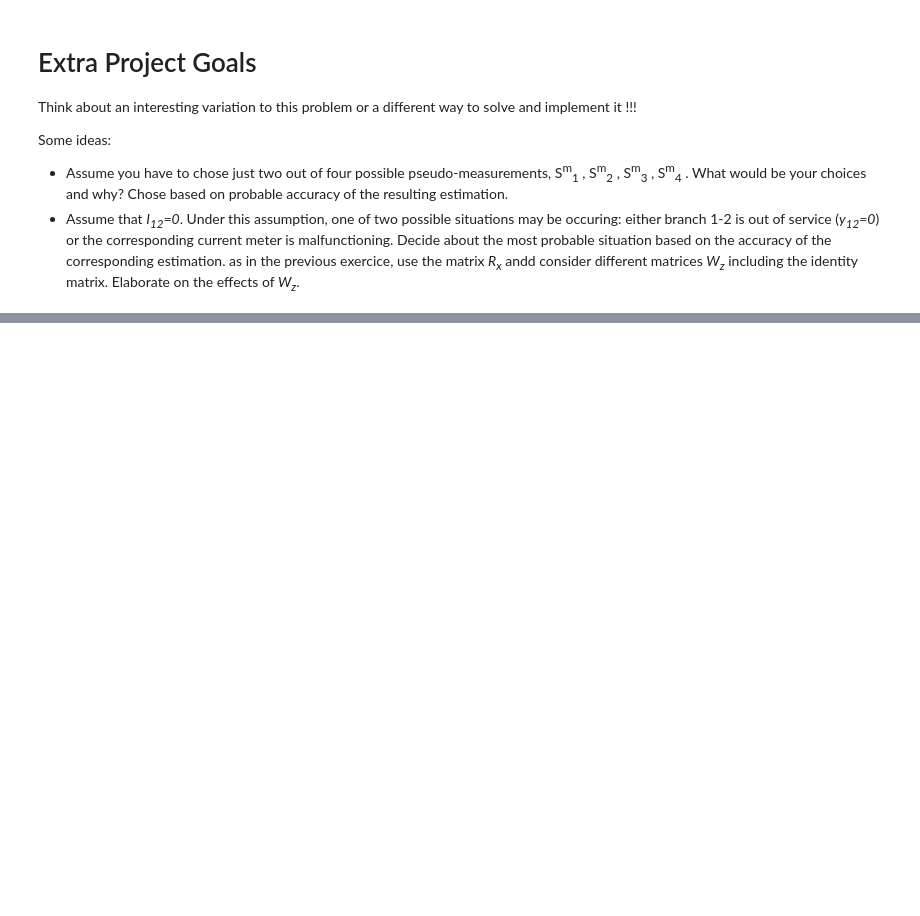
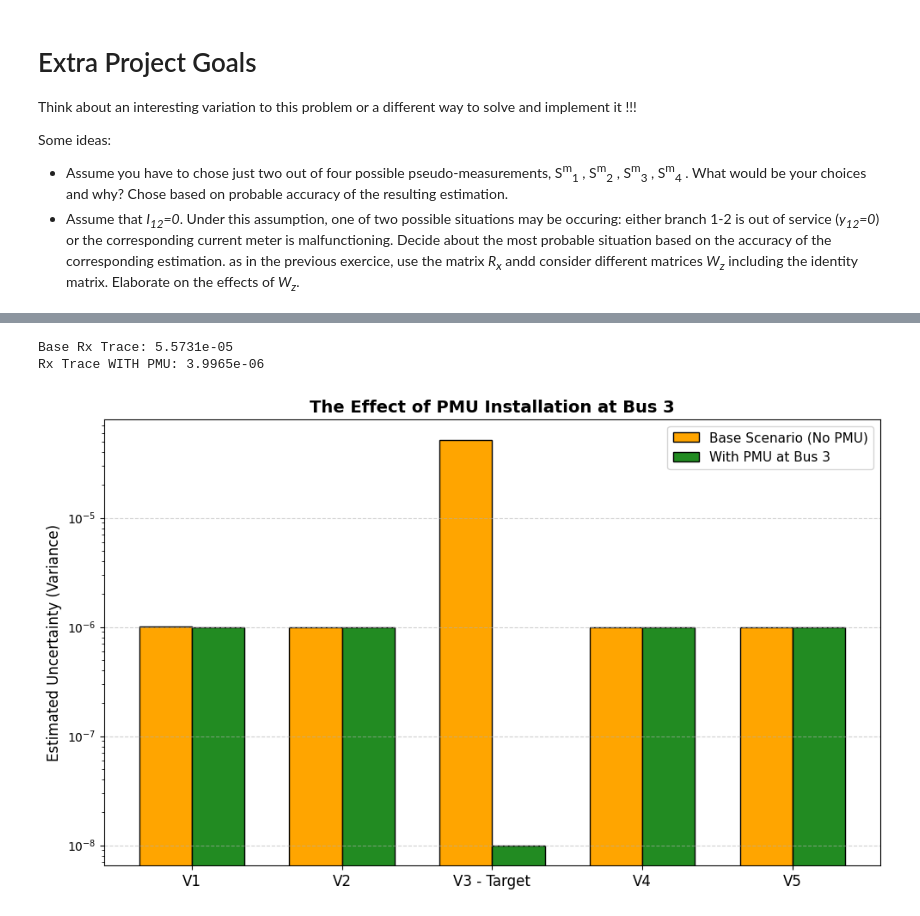
Before and after one commit to e4m8ch/ADRI, a Jupyter notebook: labs/lab3/Class3_Students.ipynb, the cells around one changed output, grey strips where cells are left out. Cells and saved outputs as stored; diff of their text form; code cells hidden in the pictures; blank space fills up the shorter version.

```diff
--- a/labs/lab3/Class3_Students.ipynb
+++ b/labs/lab3/Class3_Students.ipynb
@@ -480,0 +740,41 @@ Some ideas:
+# %%
+HT_W_base = Hx.conj().T @ W_proper
+Rx_base = inv(HT_W_base @ Hx)
+uncertainty_base = np.abs(np.diagonal(Rx_base))
+
+Hx_pmu = np.zeros((9, 5), dtype=complex)
+Hx_pmu[:8, :] = Hx
+Hx_pmu[8, 2] = 1 + 0j
+
+W_pmu = np.zeros((9, 9), dtype=complex)
+W_pmu[:8, :8] = W_proper
+pmu_error = 0.0001
+W_pmu[8, 8] = 1 / (pmu_error**2)
+
+HT_W_pmu = Hx_pmu.conj().T @ W_pmu
+Rx_pmu = inv(HT_W_pmu @ Hx_pmu)
+uncertainty_pmu = np.abs(np.diagonal(Rx_pmu))
+
+print(f"Base Rx Trace: {np.sum(uncertainty_base):.4e}")
+print(f"Rx Trace WITH PMU: {np.sum(uncertainty_pmu):.4e}\n")
+
+labels = ['V1', 'V2', 'V3 - Target', 'V4', 'V5']
+x = np.arange(len(labels))
+width = 0.35
+
+plt.figure(figsize=(10, 6))
+plt.bar(x - width/2, uncertainty_base, width, label='Base Scenario (No PMU)', color='orange', edgecolor='black')
+plt.bar(x + width/2, uncertainty_pmu, width, label='With PMU at Bus 3', color='forestgreen', edgecolor='black')
+
+plt.ylabel('Estimated Uncertainty (Variance)', fontsize=12)
+plt.title('The Effect of PMU Installation at Bus 3', fontsize=14, fontweight='bold')
+plt.xticks(x, labels, fontsize=12)
+plt.yscale('log')
+plt.legend(fontsize=11)
+plt.grid(axis='y', linestyle='--', alpha=0.6)
+plt.tight_layout()
+plt.show()
+# %% [output]
+Base Rx Trace: 5.5731e-05
+Rx Trace WITH PMU: 3.9965e-06
+[figure, added]
```
Also changed, not shown: parts of 11 cells of this notebook, 4 other files.
